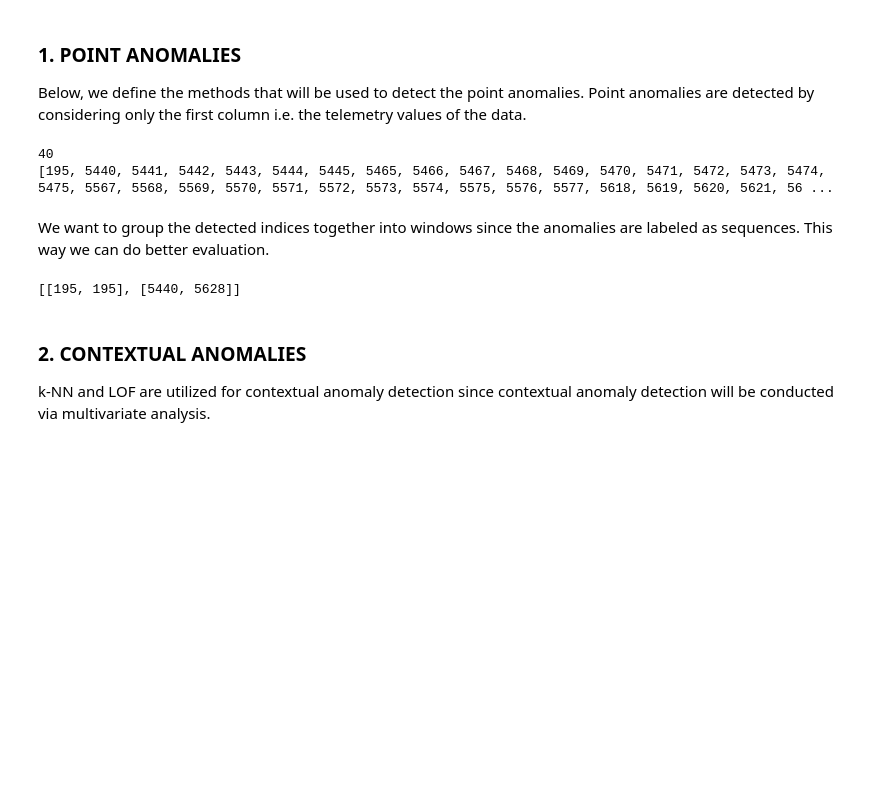
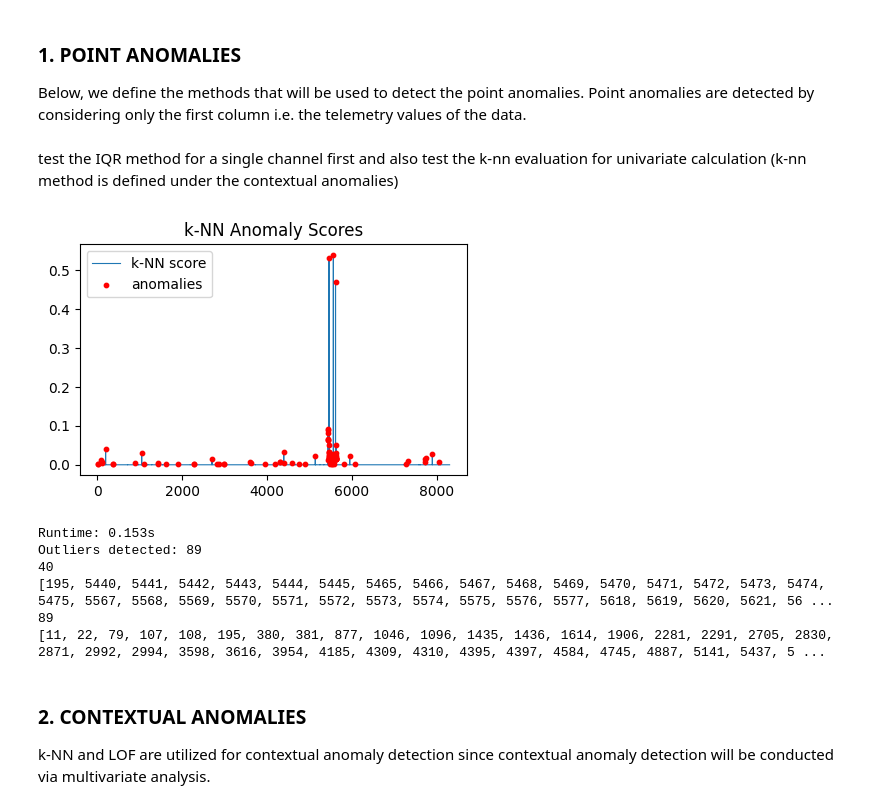
Before and after one commit to elifserra/anomaly-detection-and-characterization-in-nasa-telemetry-data, a Jupyter notebook: data_load_and_preprocess.ipynb, the cells around one changed output. Saved outputs shown, nothing was run; the diff lists cells and outputs as text; code cells hidden in the pictures; blank space fills up the shorter version.

```diff
--- a/data_load_and_preprocess.ipynb
+++ b/data_load_and_preprocess.ipynb
@@ -362,23 +378,26 @@ def IQR_calc(data):
     }
 
     return results
+# %% [markdown]
+test the IQR method for a single channel first and also test the k-nn evaluation for univariate calculation (k-nn method is defined under the contextual anomalies)
 # %%
-# test the IQR method for a single channel first
 e_7 = np.load("data/data/data/test/E-7.npy")
-results = IQR_calc(e_7)
+results_IQR = IQR_calc(e_7)
+results_kNN = k_NN_calc(e_7, False, num_neighbors=20)
 
-print(len(results["outlier_timesteps"]))
-print(results["outlier_timesteps"])
+print(len(results_IQR["outlier_timesteps"]))
+print(results_IQR["outlier_timesteps"])
+
+print(len(results_kNN["outlier_timesteps"]))
+print(results_kNN["outlier_timesteps"])
 # %% [output]
+[figure, added]
+Runtime: 0.153s
+Outliers detected: 89
 40
 [195, 5440, 5441, 5442, 5443, 5444, 5445, 5465, 5466, 5467, 5468, 5469, 5470, 5471, 5472, 5473, 5474, 5475, 5567, 5568, 5569, 5570, 5571, 5572, 5573, 5574, 5575, 5576, 5577, 5618, 5619, 5620, 5621, 56 ...
+89
+[11, 22, 79, 107, 108, 195, 380, 381, 877, 1046, 1096, 1435, 1436, 1614, 1906, 2281, 2291, 2705, 2830, 2871, 2992, 2994, 3598, 3616, 3954, 4185, 4309, 4310, 4395, 4397, 4584, 4745, 4887, 5141, 5437, 5 ...
-# %% [markdown]
-We want to group the detected indices together into windows since the anomalies are labeled as sequences. This way we can do better evaluation.
-# %%
-windows = merge_to_windows(results['is_outlier'], gap_threshold_point)
-print(windows)
-# %% [output]
-[[195, 195], [5440, 5628]]
 # %% [markdown]
 ### 2. CONTEXTUAL ANOMALIES
 
```
Also changed, not shown: parts of 15 cells of this notebook.
